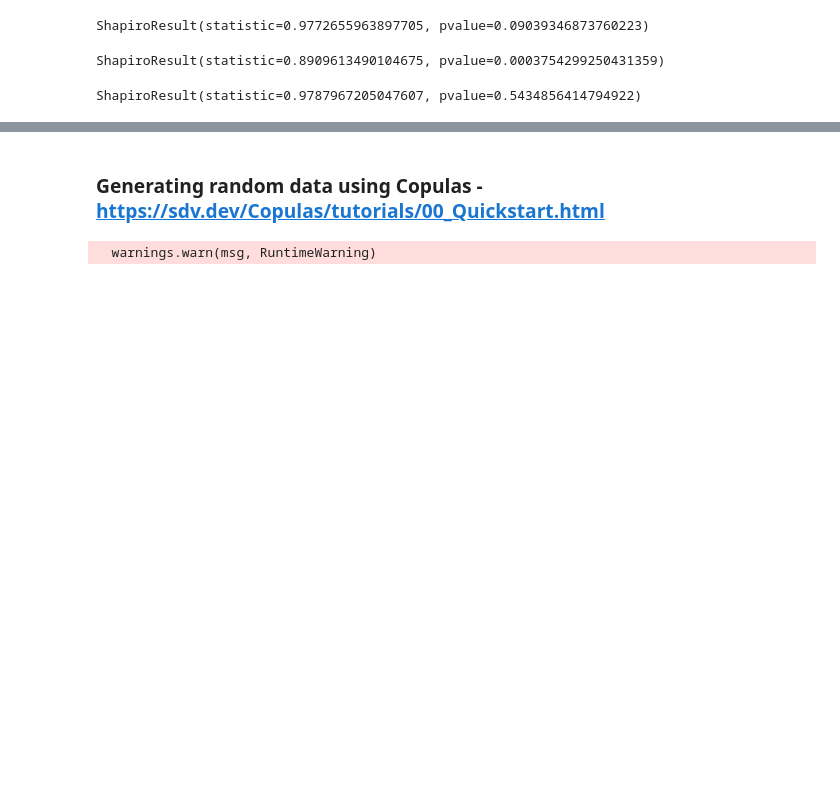
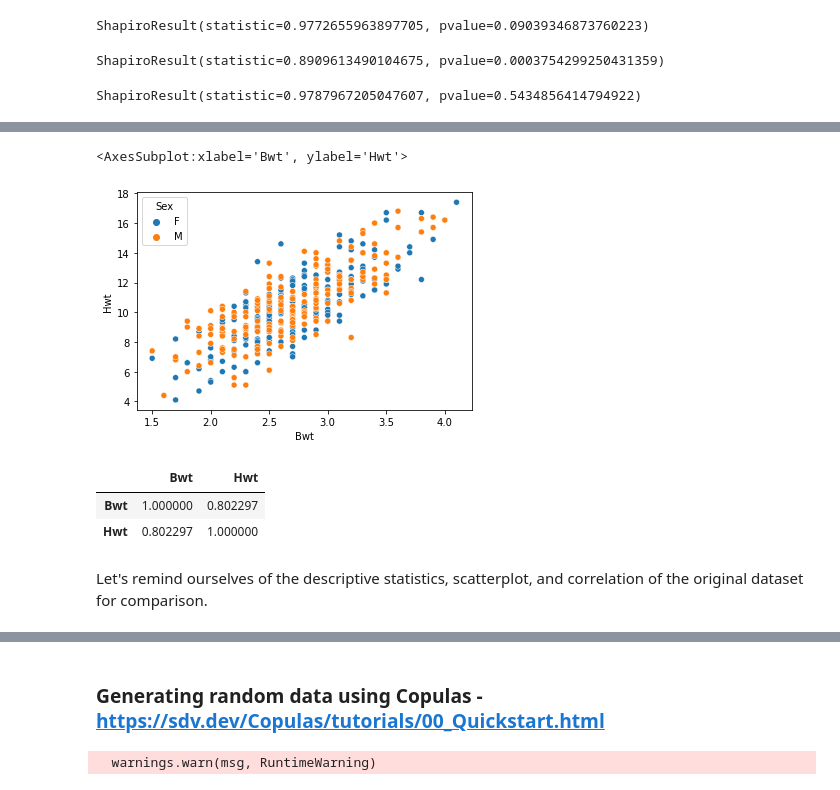
Before and after one commit to andrewjscott/Programming-for-Data-Analysis-Project, a Jupyter notebook: Simulation.ipynb, the cells around one changed output, grey strips where cells are left out. Cells and saved outputs as stored; diff of their text form; code cells hidden in the pictures; blank space fills up the shorter version.

```diff
--- a/Simulation.ipynb
+++ b/Simulation.ipynb
@@ -386,5 +449,4 @@ best_lambda
 # %%
-# Inverse Box-Cox transformation to transform random data to original scale
-from scipy.special import inv_boxcox
-random_female_bwt = inv_boxcox(random_female_bwt_t, best_lambda)
+# Add a column with sex of female
+df_male_cats_mvn['Sex'] = 'M'
 # %%
@@ -414,4 +469,3 @@ array([2.05140159, 2.06727038, 2.18572667, 2.41721587, 2.10113651,
 # %%
-# Have a look at the descriptive stats of the random female Bwt data
-# Original 47 samples had a mean of 2.359574 and a std of 0.273988
-pd.DataFrame(random_female_bwt).describe()
+# ConCAT male and female dfs
+all_cats_mvn = pd.concat([df_female_cats_mvn, df_male_cats_mvn])
@@ -427,0 +472,10 @@ pd.DataFrame(random_female_bwt).describe()
+# %%
+# Round the values of the random df to one decimal place as with the original dataset
+all_cats_mvn = all_cats_mvn.round(1)
+# %%
+# Move Sex column to the front as with original dataset
+# # https://stackoverflow.com/questions/25122099/move-column-by-name-to-front-of-table-in-pandas
+sex = all_cats_mvn['Sex']
+all_cats_mvn.drop(labels=['Sex'], axis=1,inplace = True)
+all_cats_mvn.insert(0, 'Sex', sex)
+all_cats_mvn
@@ -427,0 +508,14 @@ pd.DataFrame(random_female_bwt).describe()
+# %%
+# scatterplot of original bwt and hwt
+sns.scatterplot(data = all_cats_mvn, x = 'Bwt', y= 'Hwt', hue = 'Sex')
+# %% [output]
+<AxesSubplot:xlabel='Bwt', ylabel='Hwt'>
+[figure, added]
+# %%
+all_cats_mvn.corr()
+# %% [output]
+|  | Bwt | Hwt |
+| Bwt | 1.000000 | 0.802297 |
+| Hwt | 0.802297 | 1.000000 |
+# %% [markdown]
+Let's remind ourselves of the descriptive statistics, scatterplot, and correlation of the original dataset for comparison.
```
Also changed, not shown: parts of 45 cells of this notebook, 6 other files.
